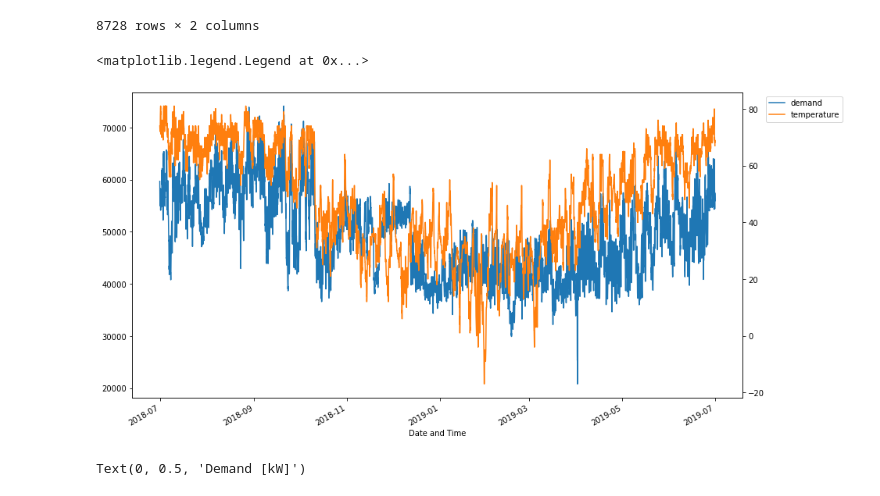
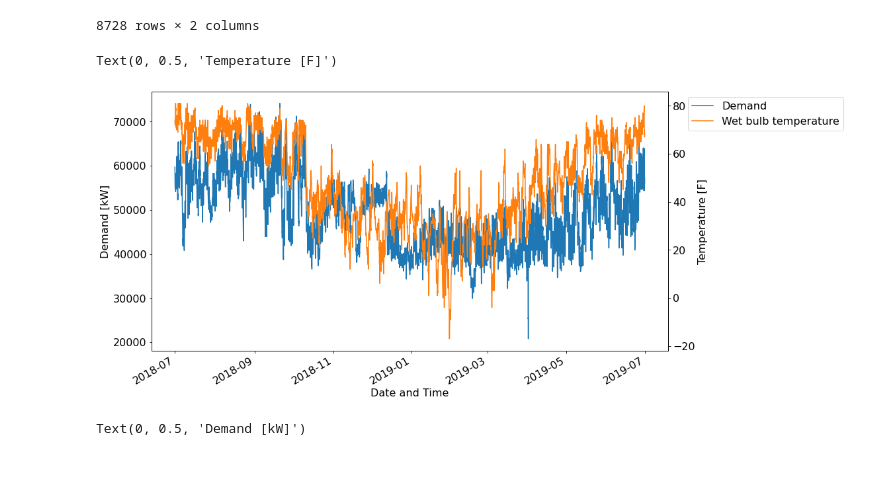
Before and after one commit to arfc/pride, a Jupyter notebook: data_processing/grid_demand_objective_function.ipynb, the cells around one changed output. Drawn from its saved outputs; the diff is of its cells as text; code cells hidden in the pictures; blank space fills up the shorter version.

Commit message:
moved leged outside plot, and added labels

```diff
--- a/data_processing/grid_demand_objective_function.ipynb
+++ b/data_processing/grid_demand_objective_function.ipynb
@@ -83,13 +83,15 @@ df
 8728 rows × 2 columns
 # %%
 # plot demand along with the wet bulb temperature
-fig, ax = plt.subplots(figsize=(14,8))
+fig, ax = plt.subplots()
 df.kW.plot(ax=ax)
 df.temperature.plot(ax=ax, secondary_y=True)
-ax.legend([ax.get_lines()[0], ax.right_ax.get_lines()[0]], ['demand','wet bulb temperature'], bbox_to_anchor=(1.17, 1.0))
+ax.legend([ax.get_lines()[0], ax.right_ax.get_lines()[0]], ['Demand','Wet bulb temperature'], bbox_to_anchor=(1.35, 1.0))
+ax.set_ylabel("Demand [kW]")
+ax.right_ax.set_ylabel('Temperature [F]')
 # %% [output]
-<matplotlib.legend.Legend at 0x...>
+Text(0, 0.5, 'Temperature [F]')
-[figure, old version]
+[figure, new version]
 # %%
 ax = df.plot.scatter(x='wb_temperature', y='kW', figsize=(14, 8))
 ax.set_xlabel("Wet Bulb Temperature [F]")
```
